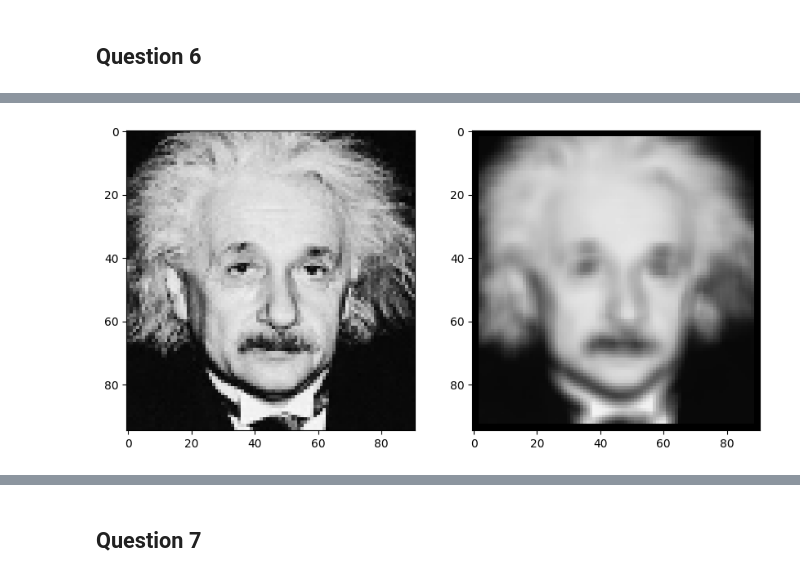
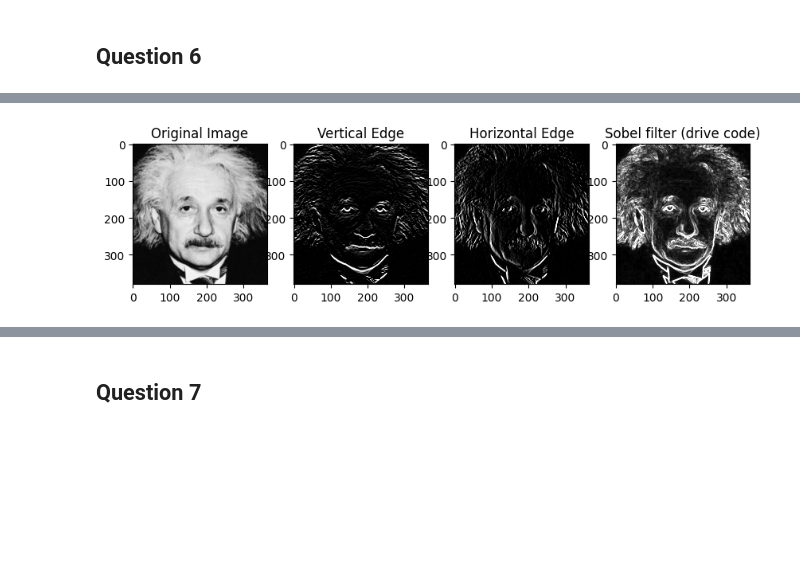
Before and after one commit to SKaushalya98/EN5204-Assignments, a Jupyter notebook: Assignment1/assignment1.ipynb, the cells around one changed output, grey strips where cells are left out. Cells and saved outputs as stored; diff of their text form; code cells hidden in the pictures; blank space fills up the shorter version.

```diff
--- a/Assignment1/assignment1.ipynb
+++ b/Assignment1/assignment1.ipynb
@@ -466,24 +406,36 @@ sobel_edge_detection(image, filter, verbose=True)
-# %%
-import cv2 as cv
-import numpy as np
-import matplotlib.pyplot as plt
-
-im = cv.imread('images/einstein.png', cv.IMREAD_GRAYSCALE)
-assert im is not None
-
-kernel = np.array([[1, 0, -1], [2, 0, -2], [1, 0, -1]])
-assert kernel.shape[0]%2 == 1 and kernel.shape[1]%2 == 1 # Ensuring that the kernel is odd-shaped
-k_hh, k_hw = kernel.shape[0]//2, kernel.shape[1]//2 # Half-height and half-width of the kernel
-
-h, w = im.shape
-result = np.zeros(im.shape, np.float32)
-for m in range(k_hh, h - k_hh):
-    for n in range(k_hw, w - k_hw):
-        result[m, n] = np.dot(im[m - k_hh : m + k_hh + 1, n - k_hw : n + k_hw + 1].flatten(), kernel.flatten()) # Dot product for the innner two loops
-
-fig, ax = plt.subplots(1,2, figsize=(10,20))
-ax[0].imshow(im, cmap='gray', vmin=0, vmax=255)
-ax[1].imshow(result, cmap='gray', vmin=0, vmax=255)
-plt.show()
-# %% [output]
-[figure, removed]
+# %%
+
+def filter(image, kernel):
+    assert kernel.shape[0]%2 == 1 and kernel.shape[1] % 2 == 1
+    kernel_h, kernel_w = math.floor(kernel.shape[0]/2), math.floor(kernel.shape[1]/2)
+    image_h, image_w = image.shape
+    image_float = image.astype('float')
+    filtered = np.zeros(image.shape, 'float')
+
+    for i in range(kernel_h, image_h - kernel_h):
+        for j in range(kernel_w , image_w - kernel_w):
+            filtered[i, j] = np.dot(image_float[i - kernel_h : i + kernel_h + 1 , j - kernel_w : j+ kernel_w + 1].flatten(), kernel.flatten())
+
+    return filtered
+
+im = cv.imread('images/einstein.png', cv.IMREAD_GRAYSCALE).astype(np.float32)
+assert im is not None
+sobel_v = np.array([[-1, -2, -1], [0, 0, 0], [1, 2, 1]]).astype(np.float32)
+sobel_h = np.array([[-1, 0, 1], [-2, 0, 2], [-1, 0, 1]]).astype(np.float32)
+new_image_x = filter(im, sobel_v)
+new_image_y = filter(im, sobel_h)
+grad_mag = np.sqrt(new_image_x**2 + new_image_y**2)
+
+fig, ax = plt.subplots(1,4, figsize=(10,20))
+ax[0].imshow(im, cmap='gray')
+ax[0].set_title('Original Image')
+ax[1].imshow(result_v, cmap='gray', vmin=0, vmax=255)
+ax[1].set_title('Vertical Edge')
+ax[2].imshow(result_h, cmap='gray', vmin=0, vmax=255)
+ax[2].set_title('Horizontal Edge')
+ax[3].imshow(grad_mag, cmap='gray', vmin=0, vmax=255)
+ax[3].set_title('Sobel filter (drive code)')
+plt.savefig('6.2.plot.png')
+plt.show()
+# %% [output]
+[figure, added]
```
Also changed, not shown: parts of 16 cells of this notebook, 27 other files.
